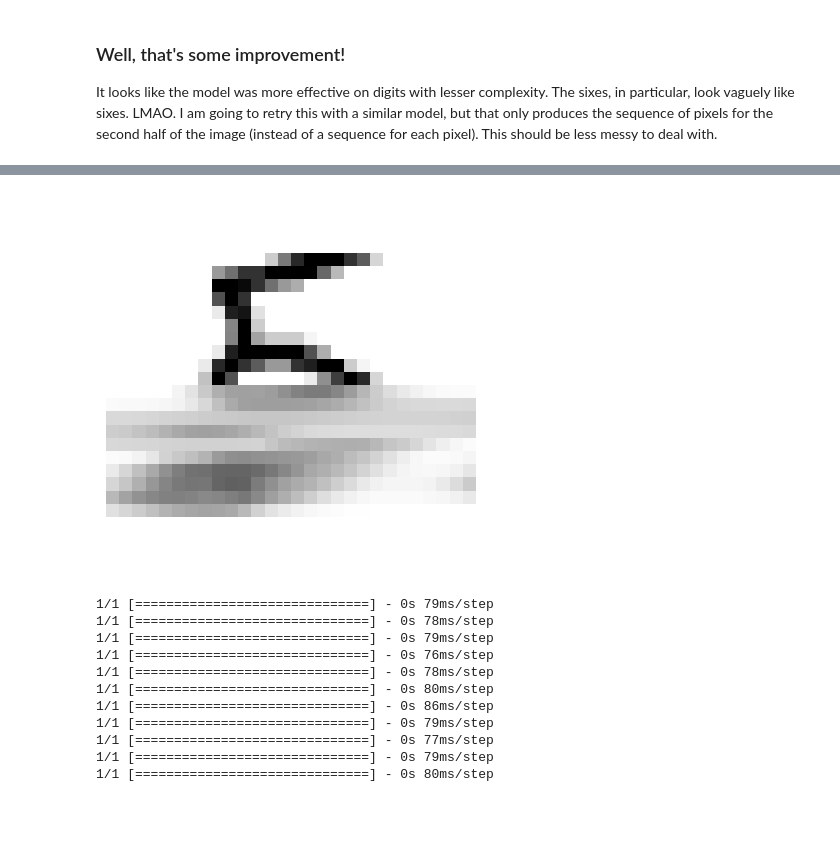
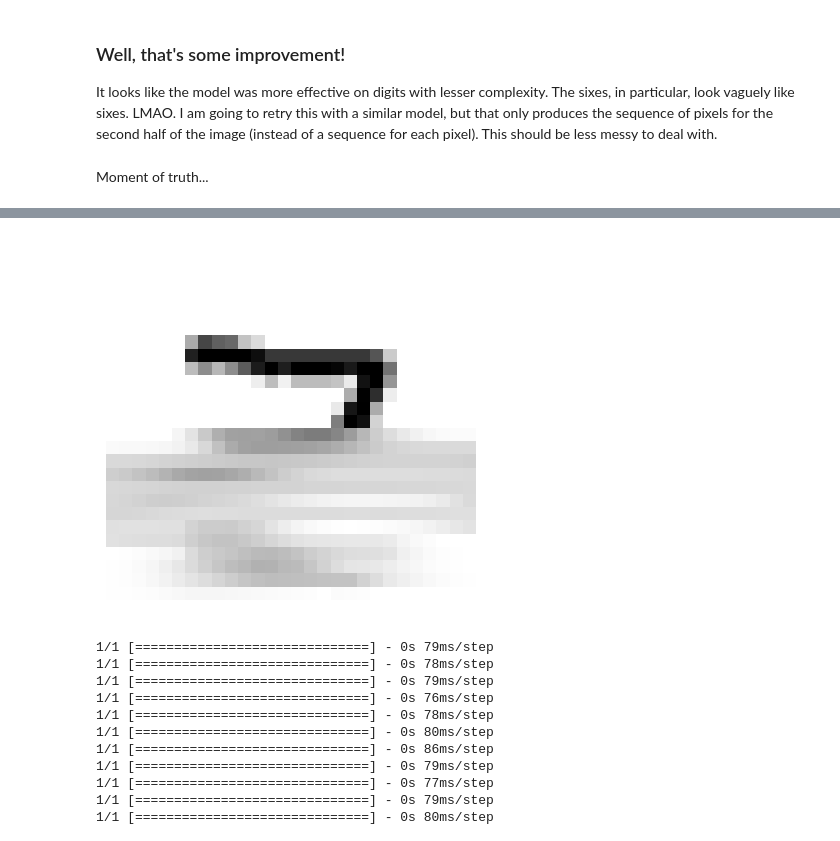
Before and after one commit to patrickSeegmiller/MADNIST, a Jupyter notebook: bad_art.ipynb, the cells around one changed output, grey strips where cells are left out. Drawn from its saved outputs; the diff is of its cells as text; code cells hidden in the pictures; blank space fills up the shorter version.

```diff
--- a/bad_art.ipynb
+++ b/bad_art.ipynb
@@ -494,10 +489,10 @@ mnist_finisher.compile(loss="mse", optimizer="adam")
 # %%
 # DO NOT RUN THIS CELL UNLESS YOU WANT TO TRAIN THE MODEL
 mnist_finisher.fit(X_train.reshape(54000, 392, 1), y_train.reshape(54000, 392, 1), epochs=3, validation_data=(X_val.reshape(6000, 392, 1), y_val.reshape(6000, 392, 1)))
-# %%
-mnist_finisher = keras.models.load_model("models/mnist_finisher.h5")
+# %% [markdown]
+<p>Moment of truth...</p>
 # %%
-next_image = X_test[15]
+next_image = X_test[0]
 next_image = np.expand_dims(next_image, axis=0)
 next_image = np.expand_dims(next_image, axis=-1)
 
@@ -508,7 +503,7 @@ next_image_pred = mnist_finisher.predict(next_image)
 next_image_pred = np.array(next_image_pred)
 
 # Combine the input and the prediction
-combined = np.concatenate((X_test[15], next_image_pred[0].ravel()))
+combined = np.concatenate((X_test[0], next_image_pred[0].ravel()))
 
 # Plot the combined input and prediction
 plt.imshow(convert_sequence_to_array(combined), cmap="binary")
@@ -519,4 +514,4 @@ plt.show()
-[figure, old version]
+[figure, new version]
 # %%
 # Plot the first 100 images in the test set, combined with the prediction for the next 392 pixels
 # in a 5x20 grid
```
Also changed, not shown: parts of 17 cells of this notebook.
